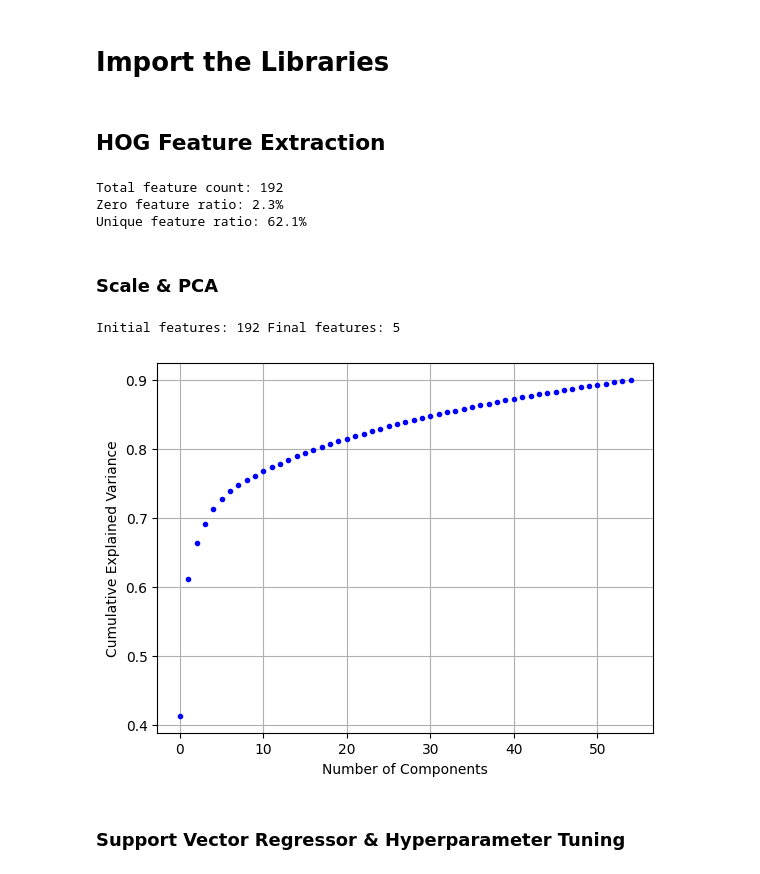
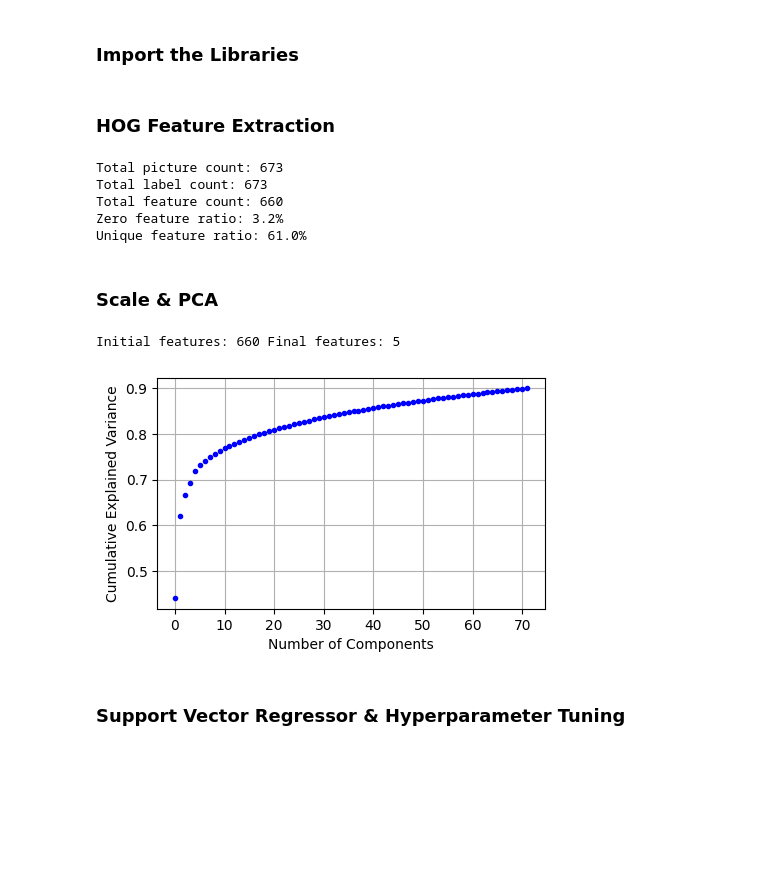
Before and after one commit to hkc5/fiber-prediction, a Jupyter notebook: main.ipynb, the cells around one changed output. Cells and saved outputs as stored; diff of their text form; code cells hidden in the pictures; blank space fills up the shorter version.

```diff
--- a/main.ipynb
+++ b/main.ipynb
@@ -1,5 +1,5 @@
 # %% [markdown]
-# Import the Libraries
+### Import the Libraries
 # %%
 import numpy as np
 import cv2
@@ -21,6 +17,6 @@ from sklearn.preprocessing import StandardScaler
 from sklearn.metrics import mean_absolute_error, r2_score
 # %% [markdown]
-## HOG Feature Extraction
+### HOG Feature Extraction
 # %%
 from IPython.display import clear_output
 
@@ -41,13 +37,14 @@ def get_feature_vector(image_directory, grid_q= 4, orientation= 8, edge= False):
 
     return hog_features
 
+# GRIDQ= 4
+GRIDQ= np.arange(1, 6)
 feature_matrix= []
 img_directories= []
 for i in range(1, 1500):
     img_dir= "./pictures/" + str(i) + ".png"
     try:
-        feature_vec= get_feature_vector(img_dir, grid_q= 4, orientation= 10, edge= False)
-        # feature_vec= get_feature_vector(img_dir, grid_q= np.arange(1, 5), orientation= 10, edge= False)
+        feature_vec= get_feature_vector(img_dir, grid_q= GRIDQ, orientation= 10, edge= False)
 
         feature_matrix.append(feature_vec)
         img_directories.append(img_dir)
@@ -59,6 +56,18 @@ clear_output()
 feature_matrix= np.array(feature_matrix)
 img_directories= np.array(img_directories)
 
+with open("./pictures/labels.csv") as f:
+    l= f.read()
+    try: # Mac
+        int(l[1:2])
+        l= l[1:]
+    except: # Windows
+        l= l[3:]
+
+    labels= np.array(l.split(), dtype= int)
+
+print(f"Total picture count: {img_directories.size}")
+print(f"Total label count: {labels.size}")
 print(f"Total feature count: {feature_matrix.shape[1]}")
 
 zero_ratio= 1 - np.count_nonzero(feature_matrix)/feature_matrix.size
@@ -68,49 +77,36 @@ unique_feature, c_unique_feature= np.unique(feature_matrix, return_counts= True)
 unique_ratio= 1 - np.sum(np.sort(c_unique_feature[c_unique_feature!= 1]))/feature_matrix.size
 print(f"Unique feature ratio: {100*unique_ratio:.1f}%")
 # %% [output]
-Total feature count: 192
-Zero feature ratio: 2.3%
-Unique feature ratio: 62.1%
+Total picture count: 673
+Total label count: 673
+Total feature count: 660
+Zero feature ratio: 3.2%
+Unique feature ratio: 61.0%
 # %% [markdown]
 ### Scale & PCA
 # %%
+X_train, X_test, y_train, y_test, i_train, i_test= train_test_split(feature_matrix, labels, np.arange(labels.size), test_size= .3, random_state= 0)
+
 scaler= StandardScaler()
-feature_matrix= scaler.fit_transform(feature_matrix)
 
 pca= PCA()
-principal_components= pca.fit_transform(feature_matrix)
+principal_components= pca.fit_transform(X_train)
 var_csum= np.cumsum(pca.explained_variance_ratio_)
+plt.figure(figsize=(5,3))
 plt.plot(var_csum[var_csum < .9], "b .")
 plt.xlabel('Number of Components')
 plt.ylabel('Cumulative Explained Variance')
 plt.grid()
 
-principal_components= pca.fit_transform(feature_matrix)
 required_variance= .7
 no_components= sum(pca.explained_variance_ratio_.cumsum() < required_variance) + 1
+pca_var= PCA(no_components)
 
-pca_var= PCA(no_components)
-principal_matrix= pca_var.fit_transform(feature_matrix)
-
-with open("./pictures/labels.csv") as f:
-    l= f.read()
-    try: # Mac
-        int(l[1:2])
-        l= l[1:]
-    except: # Windows
-        l= l[3:]
-
-    labels= np.array(l.split(), dtype= int)
-
-labels= labels[0:feature_matrix.shape[0]]
-
-nonzero_index= labels!= 0
-labels= labels[nonzero_index]
-principal_matrix= principal_matrix[nonzero_index]
-print(f"Initial features: {feature_matrix.shape[1]} Final features: {principal_matrix.shape[1]}")
+feature_matrix= feature_matrix[labels!= 0]
+print(f"Initial features: {feature_matrix.shape[1]} Final features: {no_components}")
 # %% [output]
-Initial features: 192 Final features: 5
+Initial features: 660 Final features: 5
-[figure, old version]
+[figure, new version]
 # %% [markdown]
 ### Support Vector Regressor & Hyperparameter Tuning
 # %%
```
Also changed, not shown: parts of 8 cells of this notebook, 2 other files.
